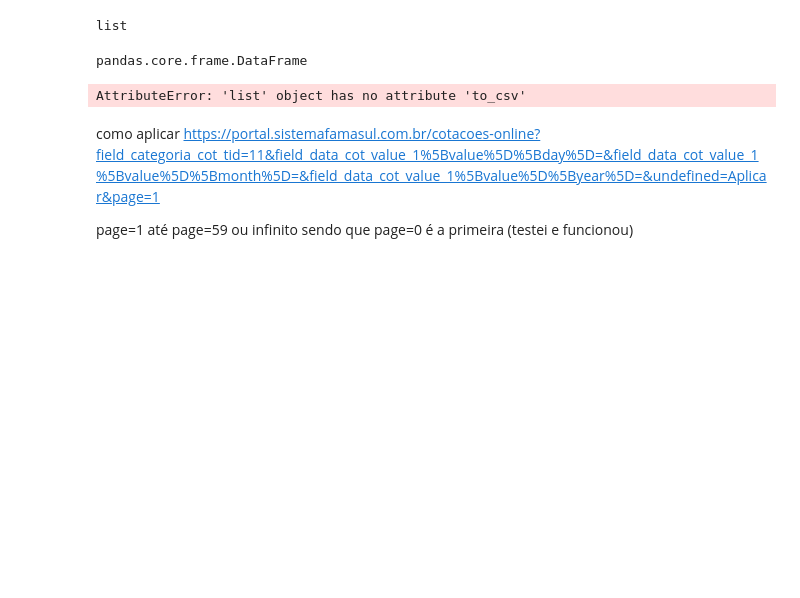
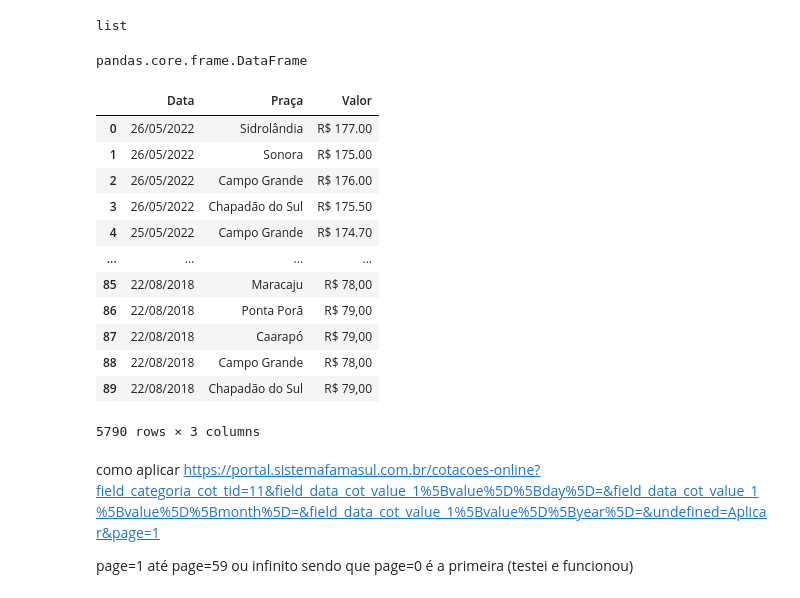
Before and after one commit to asalesg/wsdesafio, a Jupyter notebook: pedropandas.ipynb, the cells around one changed output. Saved outputs shown, nothing was run; the diff lists cells and outputs as text; code cells hidden in the pictures; blank space fills up the shorter version.

```diff
--- a/pedropandas.ipynb
+++ b/pedropandas.ipynb
@@ -71,13 +53,7 @@ https://portal.sistemafamasul.com.br/cotacoes-online?field_categoria_cot_tid=11&
 tabelas = []
 # %%
 for i in range(pages):
-    tabela1 = {}
-    response = urlopen('https://portal.sistemafamasul.com.br/cotacoes-online?field_categoria_cot_tid=11&field_data_cot_value_1%5Bvalue%5D%5Bday%5D=&field_data_cot_value_1%5Bvalue%5D%5Bmonth%5D=&field_data_cot_value_1%5Bvalue%5D%5Byear%5D=&undefined=Aplicar&page='+str(i + 1))
-    htmls = response.read()
-    soup = BeautifulSoup
-
-
-    tabela1 = html[0]
-    df = pd.DataFrame(tabela1)
-
+    urls = urlopen('https://portal.sistemafamasul.com.br/cotacoes-online?field_categoria_cot_tid=11&field_data_cot_value_1%5Bvalue%5D%5Bday%5D=&field_data_cot_value_1%5Bvalue%5D%5Bmonth%5D=&field_data_cot_value_1%5Bvalue%5D%5Byear%5D=&undefined=Aplicar&page='+ str(i + 1))
+    htmls = pd.read_html(urls)
+    tabela1 = htmls[0]
     tabelas.append(tabela1)
@@ -103,7 +86,20 @@ type(tabelas2[0])
 # %% [output]
 pandas.core.frame.DataFrame
-# %%
-tabelas.to_csv('datasetfinal.csv', sep=';', index = False, encoding = 'utf-8')
-tabelas.to_excel(r'C:\Users\André\Documents\Alura\Scraping com Python coleta de dados na web\export_dataframefinal.xlsx', index = False, header=True)
-# %% [output]
-AttributeError: 'list' object has no attribute 'to_csv'
+# %%
+df = pd.concat(tabelas)
+# %%
+df
+# %% [output]
+|  | Data | Praça | Valor |
+| 0 | 26/05/2022 | Sidrolândia | R$ 177.00 |
+| 1 | 26/05/2022 | Sonora | R$ 175.00 |
+| 2 | 26/05/2022 | Campo Grande | R$ 176.00 |
+| 3 | 26/05/2022 | Chapadão do Sul | R$ 175.50 |
+| 4 | 25/05/2022 | Campo Grande | R$ 174.70 |
+| ... | ... | ... | ... |
+| 85 | 22/08/2018 | Maracaju | R$ 78,00 |
+| 86 | 22/08/2018 | Ponta Porã | R$ 79,00 |
+| 87 | 22/08/2018 | Caarapó | R$ 79,00 |
+| 88 | 22/08/2018 | Campo Grande | R$ 78,00 |
+| 89 | 22/08/2018 | Chapadão do Sul | R$ 79,00 |
+5790 rows × 3 columns
```
Also changed, not shown: parts of 11 cells of this notebook, 1 other file.
